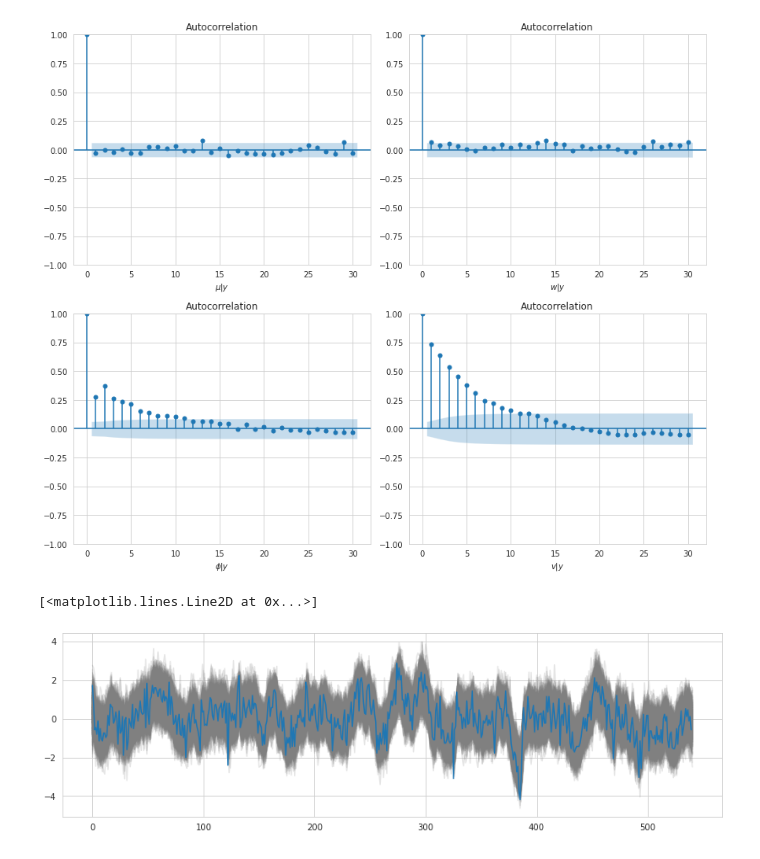
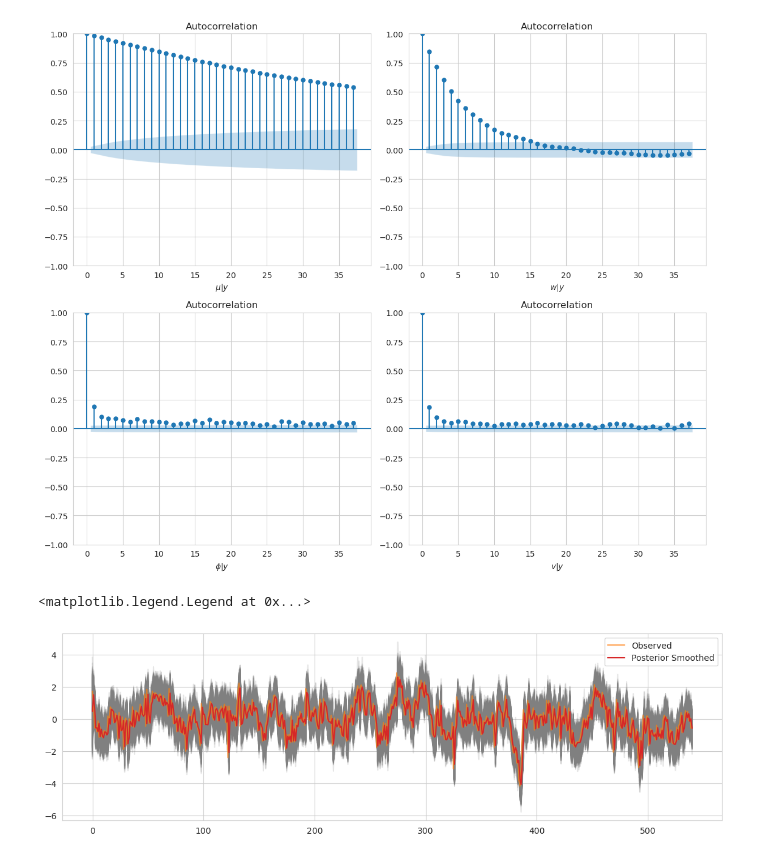
Before and after one commit to WHITSNAK/sta831-sp23, a Jupyter notebook: ch4/hw6 - HMM Posteriors.ipynb, the cells around one changed output. Drawn from its saved outputs; the diff is of its cells as text; code cells hidden in the pictures.

```diff
--- a/ch4/hw6 - HMM Posteriors.ipynb
+++ b/ch4/hw6 - HMM Posteriors.ipynb
@@ -135,3 +35,19 @@ for epoch in range(1000):
+# %%
+# initialize
+sampler = HMMAR1GibbsSampler(
+    ys = soi,
+    priors=HMMAR1GibbsSampler.Priors(
+        mu0=0, mu_var=5,
+        w0=1, w_ddof=9,
+        phi0=0.5, phi_var=5, phi_bound=(0, 1),
+        v0=1, v_ddof=9,
+    ),
+)
+
+x0 = HMMAR1.LatentState(0, 1)
+# %%
+posterior_samples = sampler.sample_posterior(x0, n_samples=5000, burnin=1000)
+# posterior_samples = sampler.sample_posterior(x0, n_samples=5000, theta=posterior_samples[-1].para)
 # %%
 fig, ax = plt.subplots(nrows=2, ncols=2, figsize=(12, 10))
 
@@ -152,10 +68,10 @@ fig.show()
 # %%
 fig, ax = plt.subplots(nrows=2, ncols=2, figsize=(12, 10))
 
-sm.graphics.tsa.plot_acf(pd.Series(map(lambda x: x[0], samples)), ax=ax[0,0])
-sm.graphics.tsa.plot_acf(pd.Series(map(lambda x: x[1], samples)), ax=ax[0,1])
-sm.graphics.tsa.plot_acf(pd.Series(map(lambda x: x[2], samples)), ax=ax[1,0])
-sm.graphics.tsa.plot_acf(pd.Series(map(lambda x: x[3], samples)), ax=ax[1,1])
+sm.graphics.tsa.plot_acf(pd.Series(map(lambda x: x[0].mu, posterior_samples)), ax=ax[0,0])
+sm.graphics.tsa.plot_acf(pd.Series(map(lambda x: x[0].wt, posterior_samples)), ax=ax[0,1])
+sm.graphics.tsa.plot_acf(pd.Series(map(lambda x: x[0].phi, posterior_samples)), ax=ax[1,0])
+sm.graphics.tsa.plot_acf(pd.Series(map(lambda x: x[0].v, posterior_samples)), ax=ax[1,1])
 
 ax[0,0].set_xlabel('$\\mu|y$')
 ax[0,1].set_xlabel('$w|y$')
@@ -165,11 +81,13 @@ ax[1,1].set_xlabel('$v|y$')
 fig.tight_layout()
 fig.show()
 # %% [output]
-[figure, old version]
+[figure, new version]
 # %%
 fig, ax = plt.subplots(figsize=(14, 4))
-ax.plot(np.array(list(map(lambda x: x[4], samples))).T, alpha=0.2, color='grey')
-ax.plot(ys)
+ax.plot(np.array(list(map(lambda x: x[1], posterior_samples))).T, alpha=0.2, color='grey')
+ax.plot(soi, alpha=0.7, color=sns.color_palette()[1], label='Observed')
+ax.plot(np.array(list(map(lambda x: x[1], posterior_samples))).T.mean(1), color=sns.color_palette()[3], label='Posterior Smoothed')
+plt.legend()
 # %% [output]
-[<matplotlib.lines.Line2D at 0x...>]
+<matplotlib.legend.Legend at 0x...>
-[figure, old version]
+[figure, new version]
```
Also changed, not shown: parts of 6 cells of this notebook, 1 other file.
